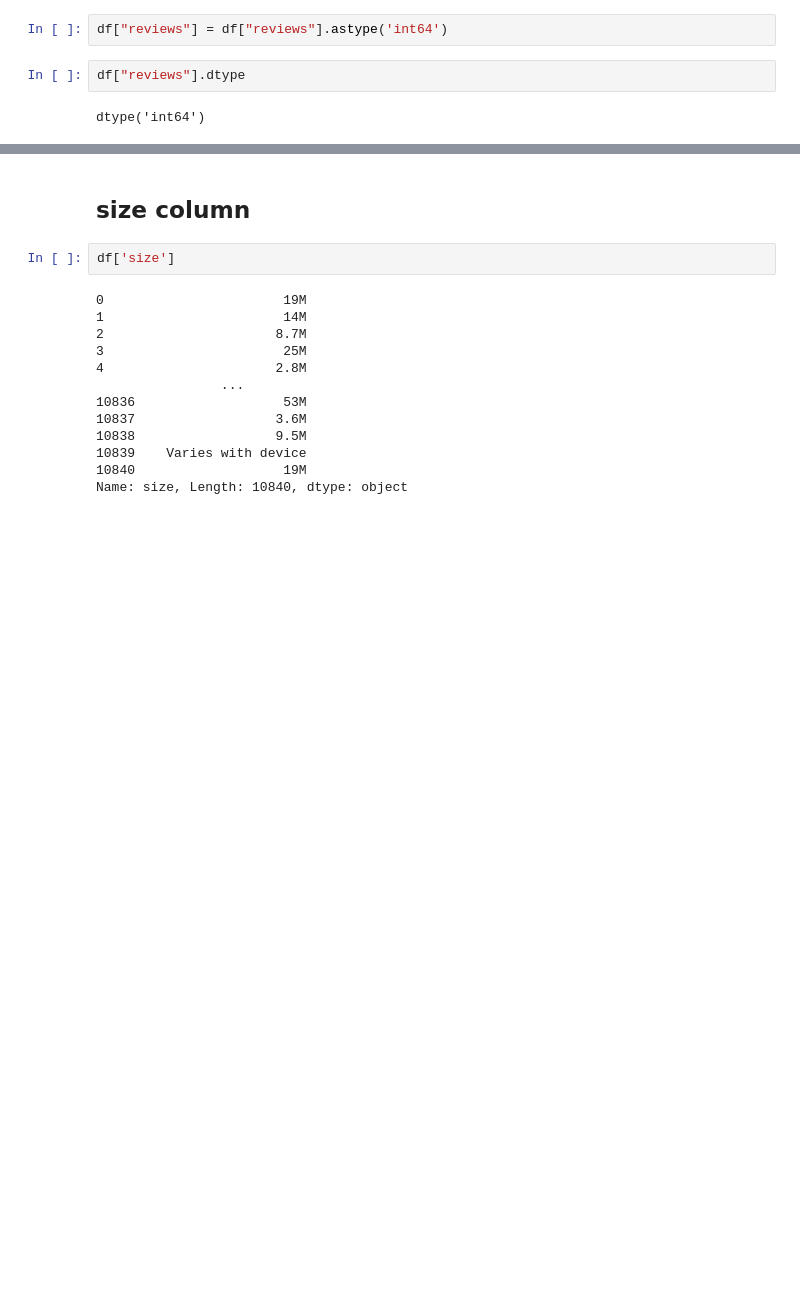
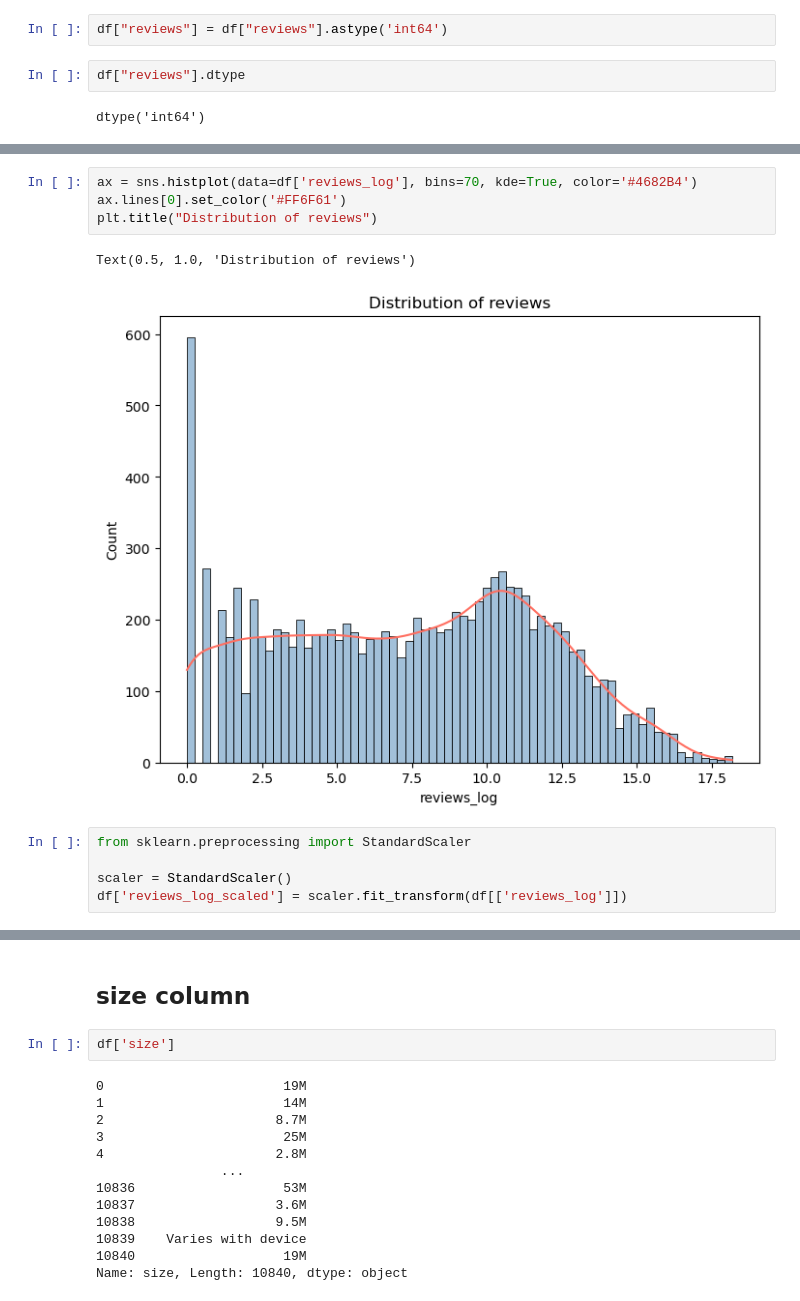
Before and after one commit to danial-baraty/ML-projs, a Jupyter notebook: googleplaystore/Mini Project 1.ipynb, the cells around one changed output, grey strips where cells are left out. Cells and saved outputs as stored; diff of their text form; blank space fills up the shorter version.

```diff
--- a/googleplaystore/Mini Project 1.ipynb
+++ b/googleplaystore/Mini Project 1.ipynb
@@ -205,0 +223,12 @@ dtype('int64')
+# %%
+ax = sns.histplot(data=df['reviews_log'], bins=70, kde=True, color='#4682B4')
+ax.lines[0].set_color('#FF6F61')
+plt.title("Distribution of reviews")
+# %% [output]
+Text(0.5, 1.0, 'Distribution of reviews')
+[figure, added]
+# %%
+from sklearn.preprocessing import StandardScaler
+
+scaler = StandardScaler()
+df['reviews_log_scaled'] = scaler.fit_transform(df[['reviews_log']])
```
Also changed, not shown: parts of 13 cells of this notebook.
